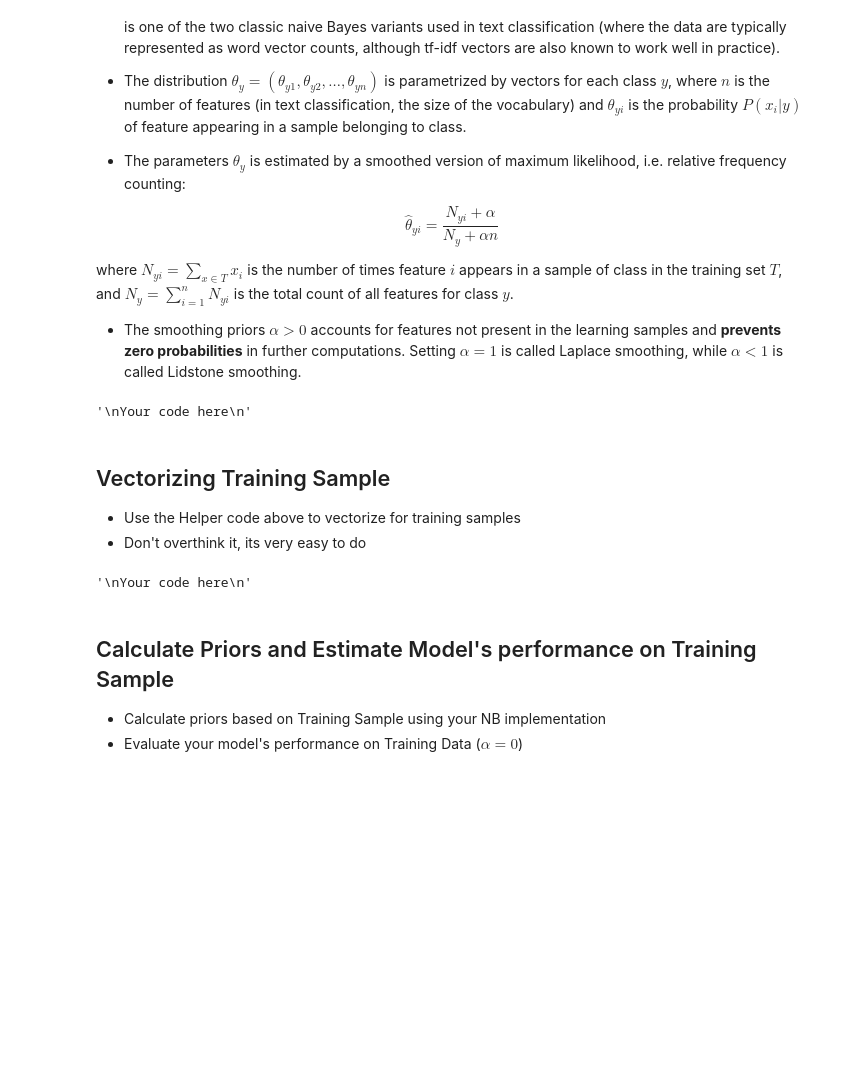
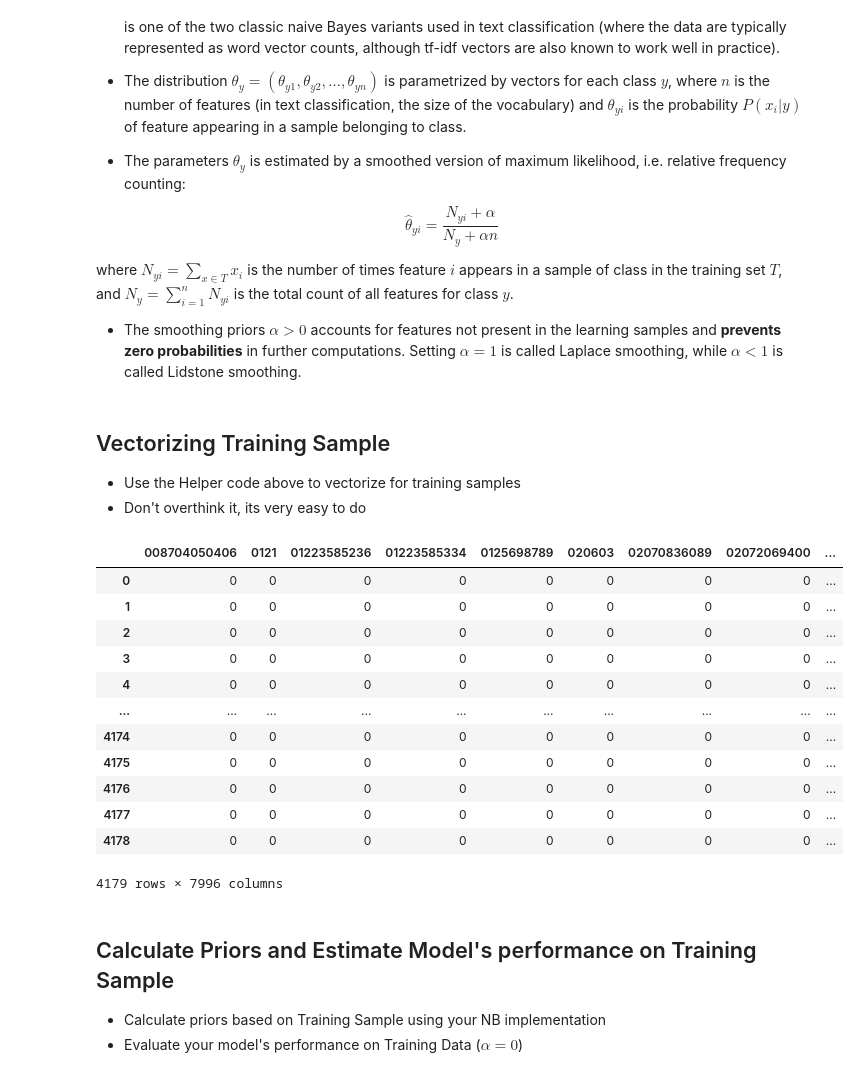
Before and after one commit to aneeshc12/SMAI-A2, a Jupyter notebook: Q3/Q3.ipynb, the cells around one changed output. Cells and saved outputs as stored; diff of their text form; code cells hidden in the pictures; blank space fills up the shorter version.

```diff
--- a/Q3/Q3.ipynb
+++ b/Q3/Q3.ipynb
@@ -202,23 +204,35 @@ $$
  where $N_{yi} = \sum_{x \in T}{x_i}$ is the number of times feature $i $ appears in a sample of class in the training set $T$, and $N_{y} = \sum^{n}_{i=1}{N_{yi}}$ is the total count of all features for class $y$.
 
 - The smoothing priors $\alpha \gt 0$ accounts for features not present in the learning samples and **prevents zero probabilities** in further computations. Setting $\alpha = 1$ is called Laplace smoothing, while $\alpha \lt 1$ is called Lidstone smoothing.
-# %%
-"""
-Your code here
-"""
-# %% [output]
-'\nYour code here\n'
 # %% [markdown]
 ## Vectorizing Training Sample
 
 - Use the Helper code above to vectorize for training samples
 - Don't overthink it, its very easy to do
 # %%
-"""
-Your code here
-"""
+# load data
+
+vect = CountVectorizer()
+trainX = vect.fit_transform(X_train)
+
+vect.get_feature_names_out()
+
+trainX.toarray()
+pd.DataFrame(trainX.toarray(), columns=vect.get_feature_names_out())
 # %% [output]
+|  | 008704050406 | 0121 | 01223585236 | 01223585334 | 0125698789 | 020603 | 02070836089 | 02072069400 | ... |
+| 0 | 0 | 0 | 0 | 0 | 0 | 0 | 0 | 0 | ... |
+| 1 | 0 | 0 | 0 | 0 | 0 | 0 | 0 | 0 | ... |
+| 2 | 0 | 0 | 0 | 0 | 0 | 0 | 0 | 0 | ... |
+| 3 | 0 | 0 | 0 | 0 | 0 | 0 | 0 | 0 | ... |
+| 4 | 0 | 0 | 0 | 0 | 0 | 0 | 0 | 0 | ... |
+| ... | ... | ... | ... | ... | ... | ... | ... | ... | ... |
+| 4174 | 0 | 0 | 0 | 0 | 0 | 0 | 0 | 0 | ... |
+| 4175 | 0 | 0 | 0 | 0 | 0 | 0 | 0 | 0 | ... |
+| 4176 | 0 | 0 | 0 | 0 | 0 | 0 | 0 | 0 | ... |
+| 4177 | 0 | 0 | 0 | 0 | 0 | 0 | 0 | 0 | ... |
+| 4178 | 0 | 0 | 0 | 0 | 0 | 0 | 0 | 0 | ... |
-'\nYour code here\n'
+4179 rows × 7996 columns
 # %% [markdown]
 ## Calculate Priors and Estimate Model's performance on Training Sample
 
```
Also changed, not shown: parts of 11 cells of this notebook.
